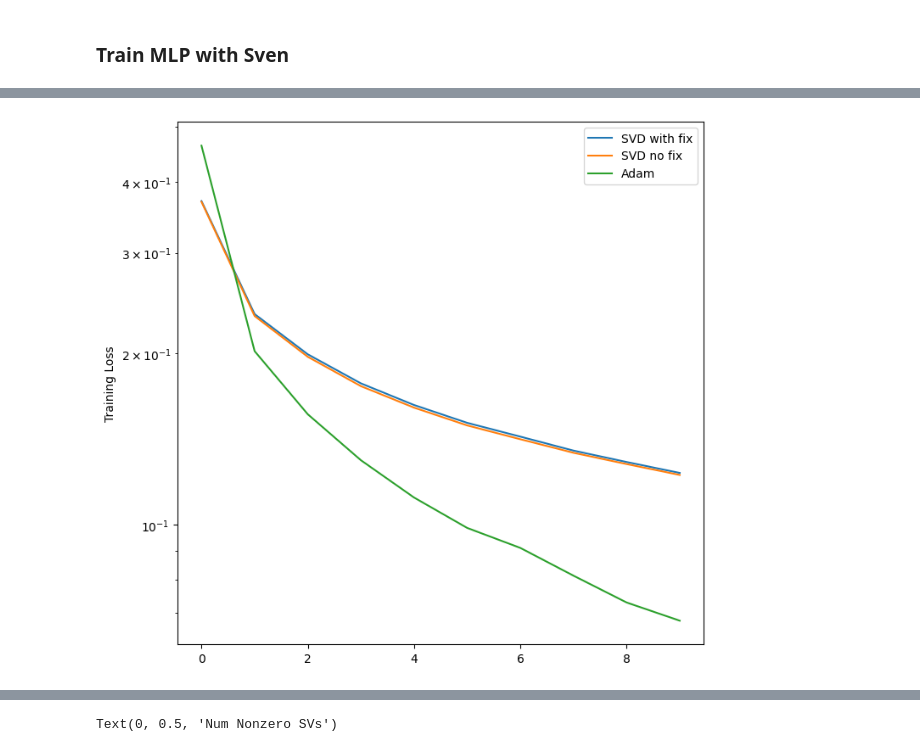
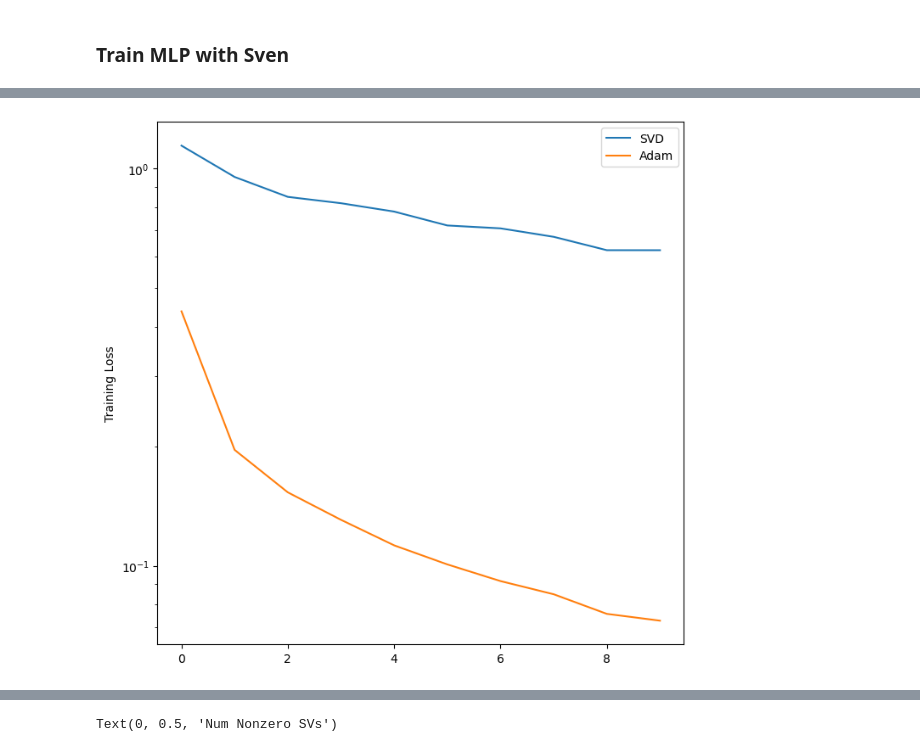
Before and after one commit to sambt/sven-experiments, a Jupyter notebook: notebooks_new/mnist_testing.ipynb, the cells around one changed output, grey strips where cells are left out. Cells and saved outputs as stored; diff of their text form; code cells hidden in the pictures.

```diff
--- a/notebooks_new/mnist_testing.ipynb
+++ b/notebooks_new/mnist_testing.ipynb
@@ -79,7 +79,7 @@ def loss_fn(pred,y):
     return loss
 
 model_svd = FunctionalModelJac(model_svd, loss_fn, device=device)
-optimizer = SVDOptimizer(model_svd,lr=LR,k=K,rtol=RTOL,track_svd_info=True,svd_mode='randomized')
+optimizer = SVDOptimizer(model_svd,lr=LR,k=K,rtol=RTOL,track_svd_info=True,svd_mode='randomized',variable_k=True)
 
 train_loader = DataLoader(mnist.train_dataset, batch_size=batch_size, shuffle=True, generator=torch.Generator().manual_seed(LOADER_SEED),drop_last=True)
 test_loader = DataLoader(mnist.val_dataset, batch_size=256, shuffle=False)
@@ -129,10 +91,9 @@ plt.yscale('log')
 # %%
 plt.figure(figsize=(8,8))
-plt.plot(losses_svd['train'],label='SVD with fix')
-plt.plot(losses_svd_noFix['train'],label='SVD no fix')
+plt.plot(losses_svd['train'],label='SVD')
 plt.plot(losses_adam['train'],label='Adam')
 plt.legend()
 plt.ylabel("Training Loss")
 plt.yscale('log')
 # %% [output]
-[figure, old version]
+[figure, new version]
```
Also changed, not shown: parts of 6 cells of this notebook, 4 other files.
